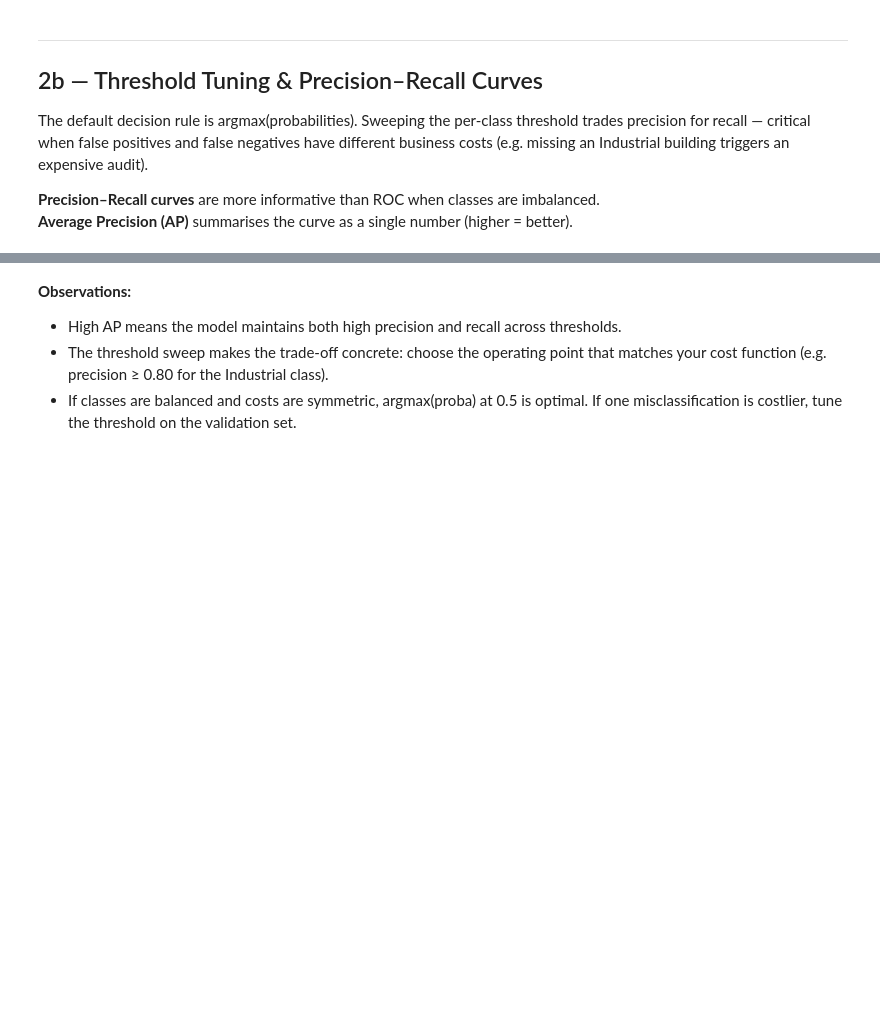
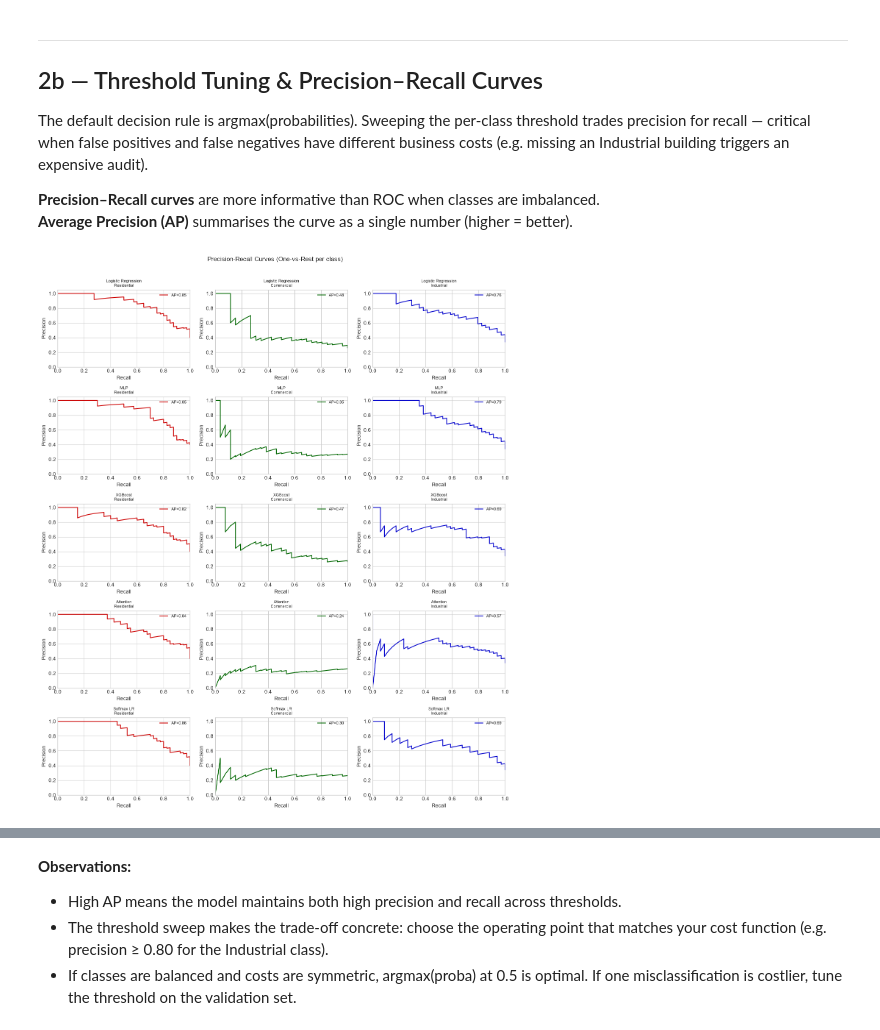
Before and after one commit to bartoszbryg/EnergyTypeNet, a Jupyter notebook: notebooks/04_model_interpretability.ipynb, the cells around one changed output, grey strips where cells are left out. Saved outputs shown, nothing was run; the diff lists cells and outputs as text; code cells hidden in the pictures; blank space fills up the shorter version.

```diff
--- a/notebooks/04_model_interpretability.ipynb
+++ b/notebooks/04_model_interpretability.ipynb
@@ -185,34 +185,38 @@ different business costs (e.g. missing an Industrial building triggers an expens
 # %%
 from sklearn.metrics import precision_recall_curve, average_precision_score
 
 pr_models = [
     ("Logistic Regression", lr_model,      X_test_sc),
     ("MLP",                 mlp_model,     X_test_sc),
     ("XGBoost",             xgb_model,     X_test),
     ("Attention",           attn_model,    X_test_sc),
     ("Softmax LR",          softmax_model, X_test_sc),
 ]
 
 class_colors = ["#CC0000", "#006600", "#0000CC"]
 
 fig, axes = plt.subplots(len(pr_models), 3, figsize=(13, 3 * len(pr_models)))
 
 for row, (name, model, X_ev) in enumerate(pr_models):
     proba = model.predict_proba(X_ev)
     for col, (cls, color) in enumerate(zip(CLASSES, class_colors)):
         ax = axes[row, col]
         y_bin_col = (y_test == col).astype(int)
         prec, rec, _ = precision_recall_curve(y_bin_col, proba[:, col])
         ap = average_precision_score(y_bin_col, proba[:, col])
         ax.plot(rec, prec, color=color, lw=1.5, label=f"AP={ap:.2f}")
-        ax.set_xlabel("Recall"); ax.set_ylabel("Precision")
-        ax.set_title(f"{name}
-{cls}", fontsize=8)
-        ax.set_xlim(0, 1); ax.set_ylim(0, 1.05)
+        ax.set_xlabel("Recall")
+        ax.set_ylabel("Precision")
+        ax.set_title(f"{name}\n{cls}", fontsize=8)
+        ax.set_xlim(0, 1)
+        ax.set_ylim(0, 1.05)
         ax.legend(fontsize=8)
 
 fig.suptitle("Precision-Recall Curves (One-vs-Rest per class)", fontsize=12, y=1.01)
-plt.tight_layout(); plt.show()
+plt.tight_layout()
+plt.show()
+# %% [output]
+[figure, added]
 # %%
 # Threshold sweep — XGBoost, Industrial class (index 2)
 proba_xgb = xgb_model.predict_proba(X_test)
```
Also changed, not shown: parts of 1 cell of this notebook, 12 other files.
